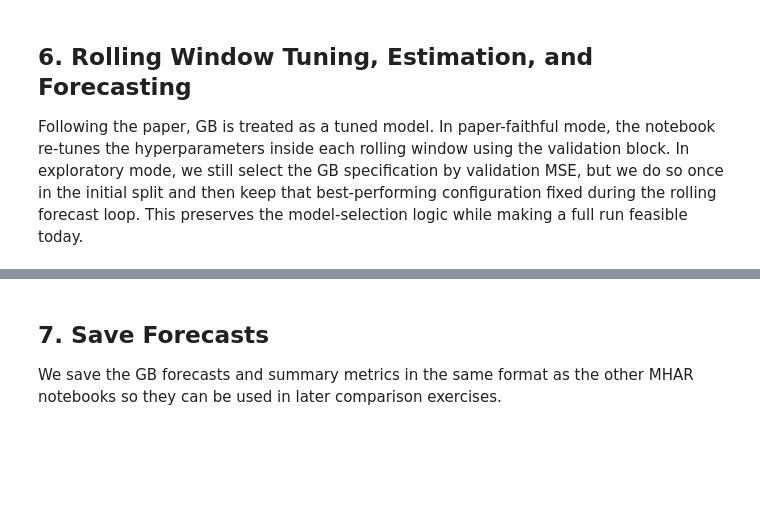
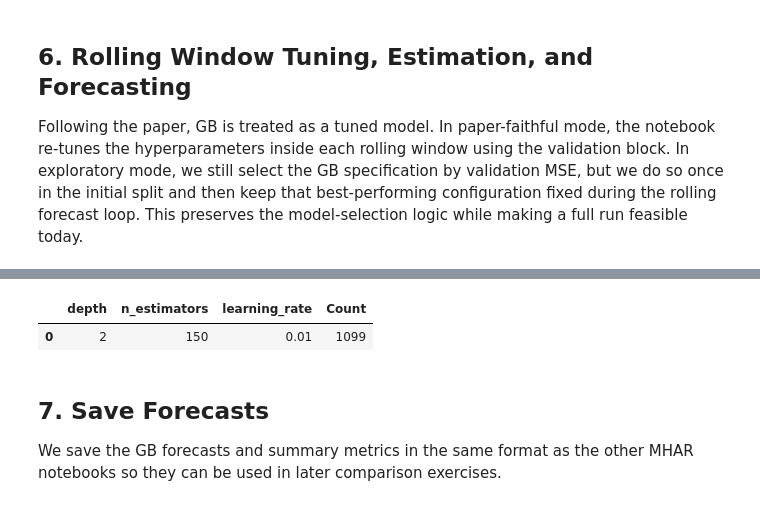
Before and after one commit to tobiasctpersson/MSc-Thesis, a Jupyter notebook: Python Code/Models for MHAR Feature Set/Tree-based Models/GB_MHAR.ipynb, the cells around one changed output, grey strips where cells are left out. Cells and saved outputs as stored; diff of their text form; code cells hidden in the pictures; blank space fills up the shorter version.

```diff
--- a/Python Code/Models for MHAR Feature Set/Tree-based Models/GB_MHAR.ipynb
+++ b/Python Code/Models for MHAR Feature Set/Tree-based Models/GB_MHAR.ipynb
@@ -196,8 +242,9 @@ for i in range(n_test):
         print(f"  Day {i + 1:4d}/{n_test} | Date: {MALL.index[i + window_size].date()} | Best params: {best_params} | Elapsed: {elapsed:.1f} min")
 
 total_elapsed = (time.time() - start_time) / 60
-print(f"
-Total estimation time: {total_elapsed:.1f} minutes")
+print()
+print(f"Total estimation time: {total_elapsed:.1f} minutes")
 print(f"Forecasts generated: {len(forecasts_GB)}")
 print(f"Forecast period: {dates_test[0].date()} to {dates_test[-1].date()}")
 display(pd.DataFrame(best_params_path).value_counts().rename("Count").reset_index())
+# %% [output]
@@ -204,3 +265,5 @@ display(pd.DataFrame(best_params_path).value_counts().rename("Count").reset_inde
+|  | depth | n_estimators | learning_rate | Count |
+| 0 | 2 | 150 | 0.01 | 1099 |
 # %% [markdown]
 ## 7. Save Forecasts
 
```
Also changed, not shown: parts of 8 cells of this notebook.
